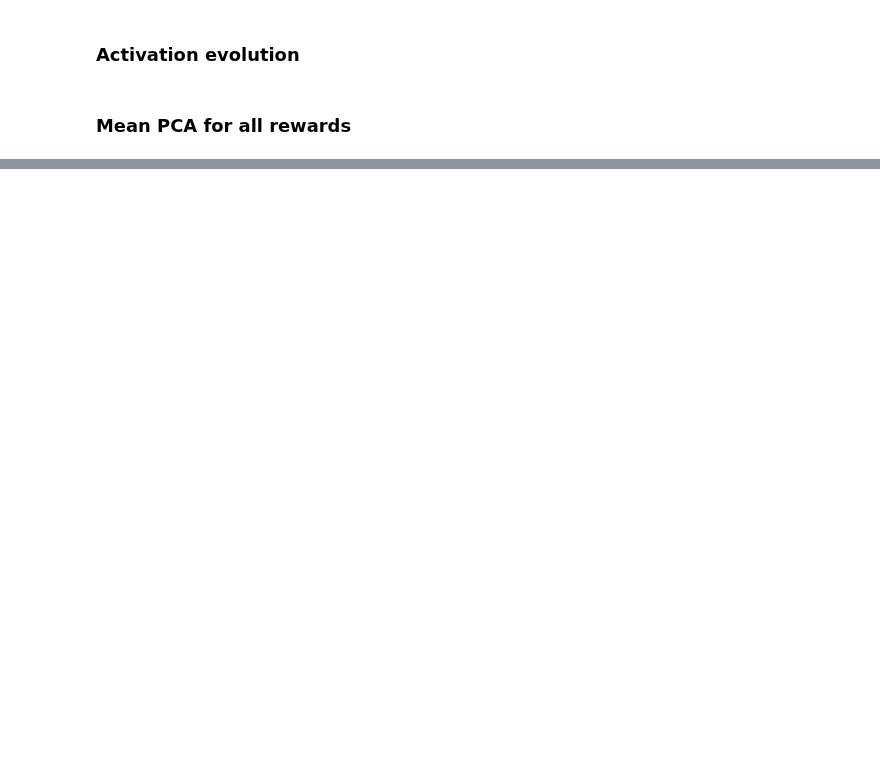
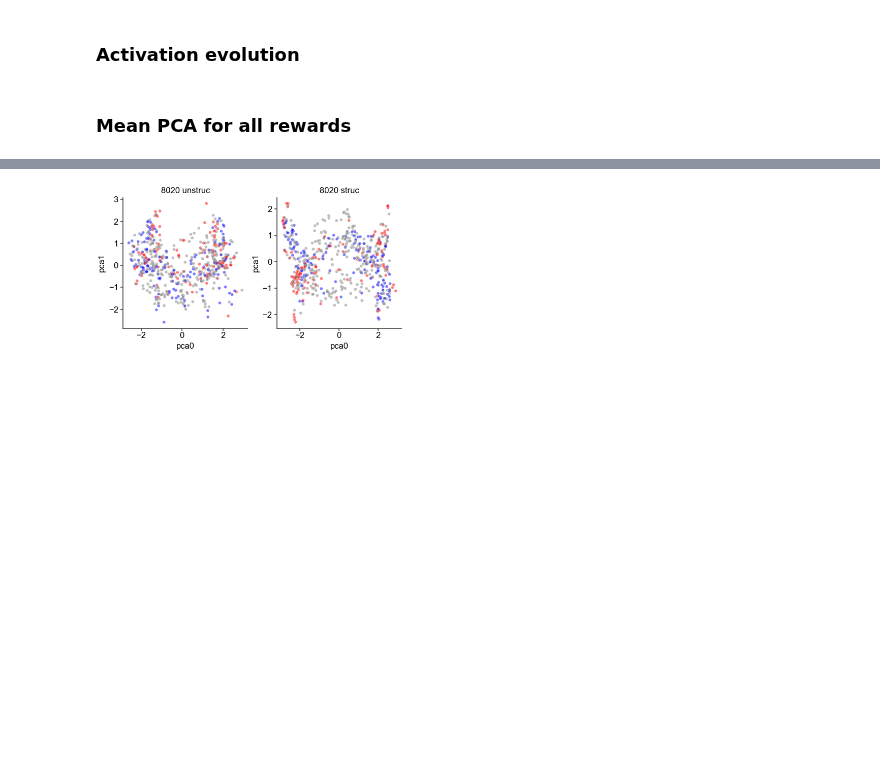
Before and after one commit to bapungiri/py_adlab_bg, a Jupyter notebook: mab_rnn_models_analysis.ipynb, the cells around one changed output, grey strips where cells are left out. Cells and saved outputs as stored; diff of their text form; code cells hidden in the pictures; blank space fills up the shorter version.

```diff
--- a/mab_rnn_models_analysis.ipynb
+++ b/mab_rnn_models_analysis.ipynb
@@ -217,31 +235,33 @@ df["difficulty"] = pd.cut(
 )
 # df = df[df["difficulty"].isin(["left", "right"])]
 
 
 for p, paradigm in enumerate(["8020"]):
     df_paradigm = df[df["paradigm"] == paradigm]
     for g, group in enumerate(["unstruc", "struc"]):
         df_group = df_paradigm[df_paradigm["group"] == group]
         ax = fig.subplot(fig.gs[p, g])
         # ax.scatter(
         #     df_group["pca0"],
         #     df_group["pca1"],
         #     df_group["pca2"],
         #     c=df_group["difficulty"].cat.codes,
         #     cmap="coolwarm",
         #     alpha=0.7,
         # )
         sns.scatterplot(
             data=df_group,
             x="pca0",
             y="pca1",
             hue="difficulty",
-            palette=["blue", "gray", "gray", "blue"],  # "Set1",
+            palette=["blue", "gray", "gray", "red"],  # "Set1",
             alpha=0.5,
             size=3,
             ax=ax,
         )
 
         ax.legend_.remove()
 
         ax.set_title(f"{paradigm} {group}")
+# %% [output]
+[figure, added]
```
Also changed, not shown: parts of 1 cell of this notebook, 7 other files.
